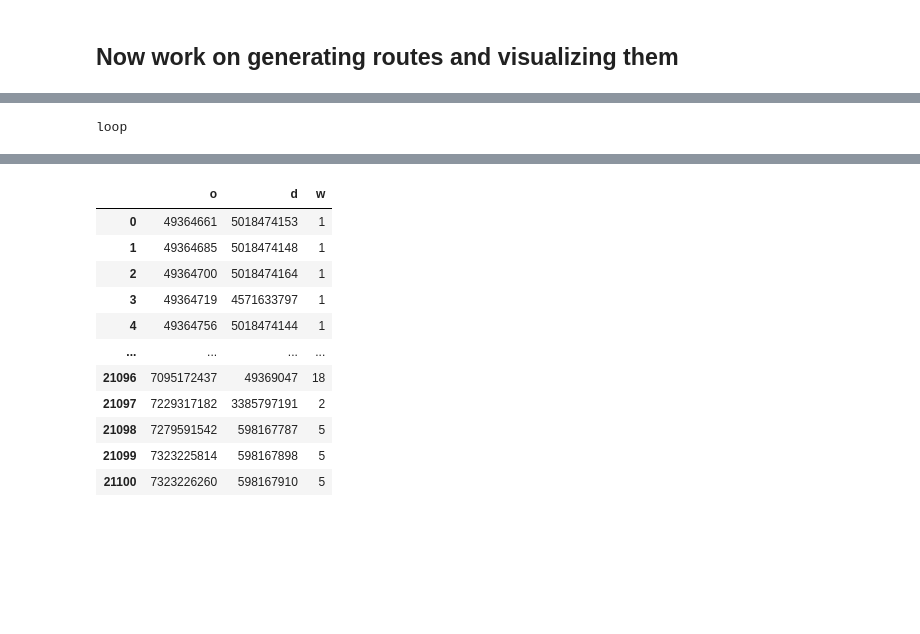
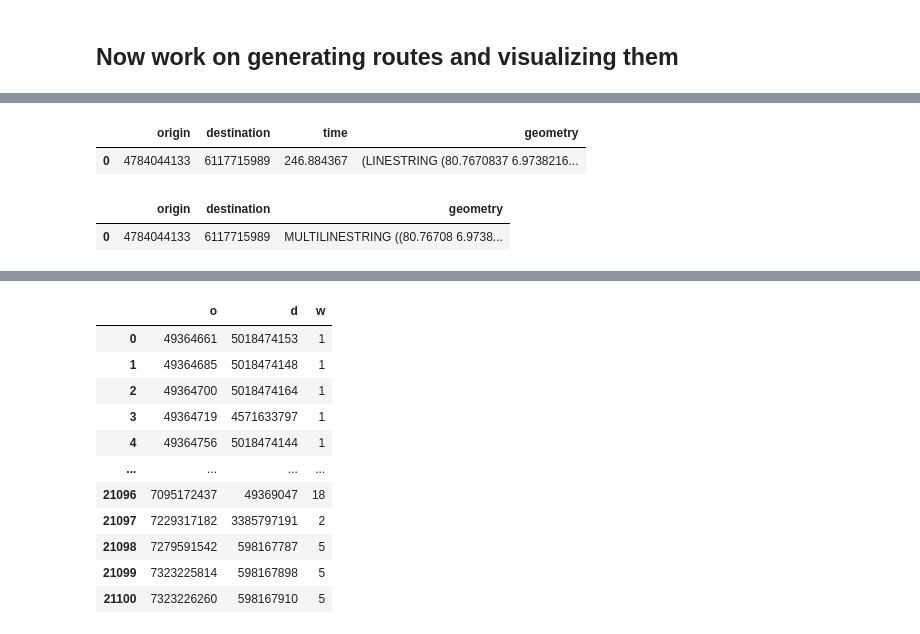
Before and after one commit to worldbank/GOST_PublicGoods, a Jupyter notebook: Implementations/mapbox_traffic/test_integrating_traffic_into_GOSTnets_calculate_OD.ipynb, the cells around one changed output, grey strips where cells are left out. Saved outputs shown, nothing was run; the diff lists cells and outputs as text; code cells hidden in the pictures; blank space fills up the shorter version.

Commit message:
calc route geometries

```diff
--- a/Implementations/mapbox_traffic/test_integrating_traffic_into_GOSTnets_calculate_OD.ipynb
+++ b/Implementations/mapbox_traffic/test_integrating_traffic_into_GOSTnets_calculate_OD.ipynb
@@ -369,8 +411,18 @@ sample_df
 # %%
 def tabulate_edges(route):
     edge_table = []
-    line_geometry = LineString([])
+    route_geometry = LineString()
     for idx in range(0, len(route) - 1):
         edge_table.append([route[idx], route[idx+1]])
-    return(edge_table)
+        # look up line
+        #print('to node')
+        #print(route[idx])
+        #print('from node')
+        #print(route[idx+1])
+        edge_geometry = G.get_edge_data(route[idx],route[idx+1])[0]['geometry']
+        route_geometry = route_geometry.union(edge_geometry)
+    print('print route_geometry')
+    print(route_geometry)
+
+    return(edge_table, route_geometry)
 # %%
@@ -382,40 +491,7 @@ complete_routes
-# %%
-from itertools import islice
-LIMIT = 1
-
-
-complete_edges = []
-
-
-
-count = 0
-
-# This will iterate through all of the values in the OD Matrix, therefore you will see edge being counted
-# in both directions, for example if there is an edge of node 1 to node 2, then there will be an edge
-# corresponding to of node 2 to node 1
-
-# for origin, row in sample_df.iterrows():
-for origin, row in islice(sample_df.iterrows(), LIMIT):
-    for destination, value in islice(row.items(), LIMIT):
-        try:
-            origin = int(origin)
-        except:
-            pass
-        try:
-            destination = int(destination)
-        except:
-            pass
-
-        count = count + 1
-
-        route = nx.dijkstra_path(G, origin, destination, weight = 'time')
-        #path_edges = zip(route,route[1:])
-        #print('print path_edges')
-        #print(list(path_edges))
-        # print(route)
-        edge_table = tabulate_edges(route)
-        #print('print edge_table:')
-        #print(edge_table)
-        complete_edges = complete_edges + edge_table
-# %% [output]
-loop
+# %%
+complete_routes_df = pd.DataFrame(complete_routes, columns=['origin','destination','time','geometry'])
+# %%
+complete_routes_df
+# %% [output]
+|  | origin | destination | time | geometry |
+| 0 | 4784044133 | 6117715989 | 246.884367 | (LINESTRING (80.7670837 6.9738216... |
@@ -421,0 +500,5 @@ loop
+# %%
+complete_routes_gdf
+# %% [output]
+|  | origin | destination | geometry |
+| 0 | 4784044133 | 6117715989 | MULTILINESTRING ((80.76708 6.9738... |
```
Also changed, not shown: parts of 15 cells of this notebook.
